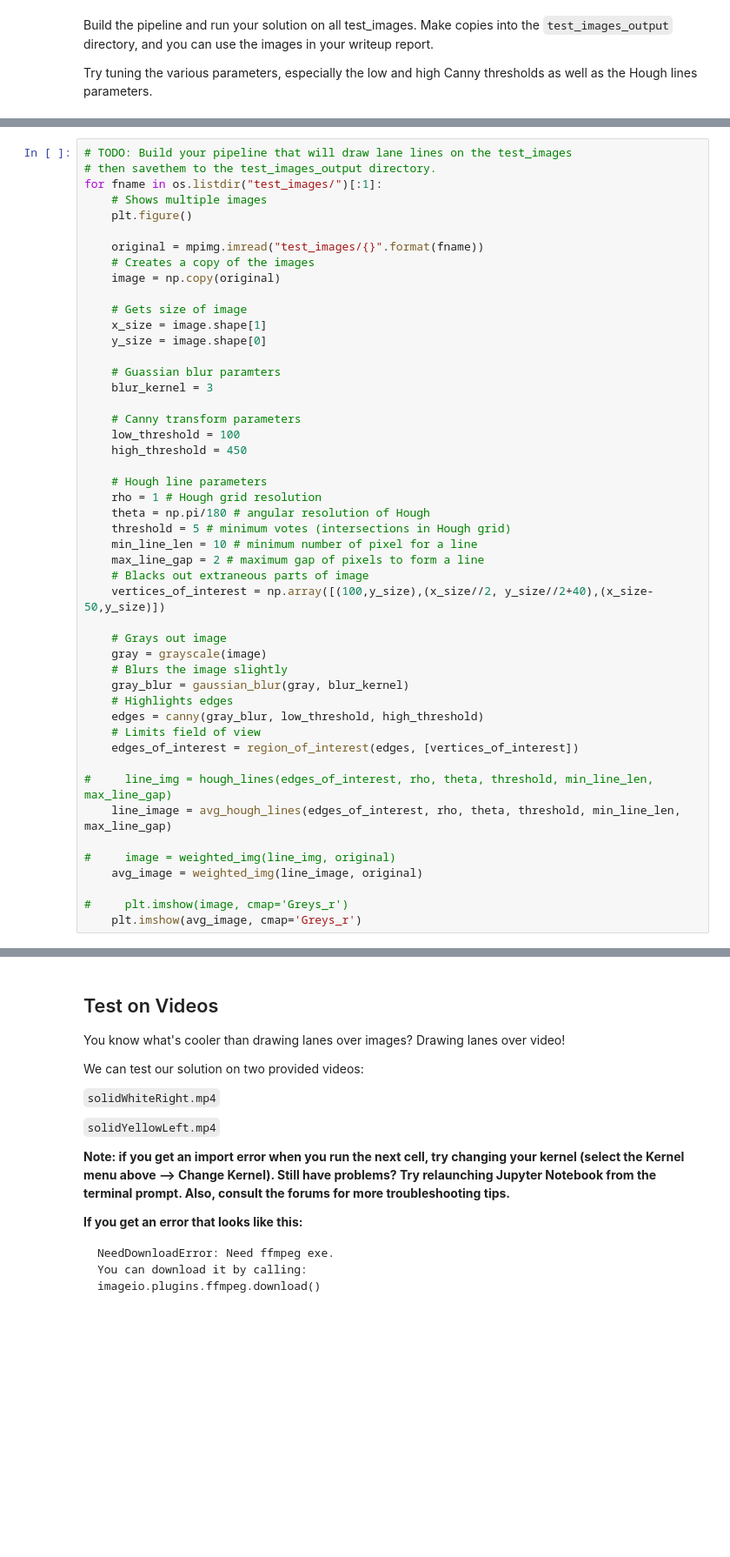
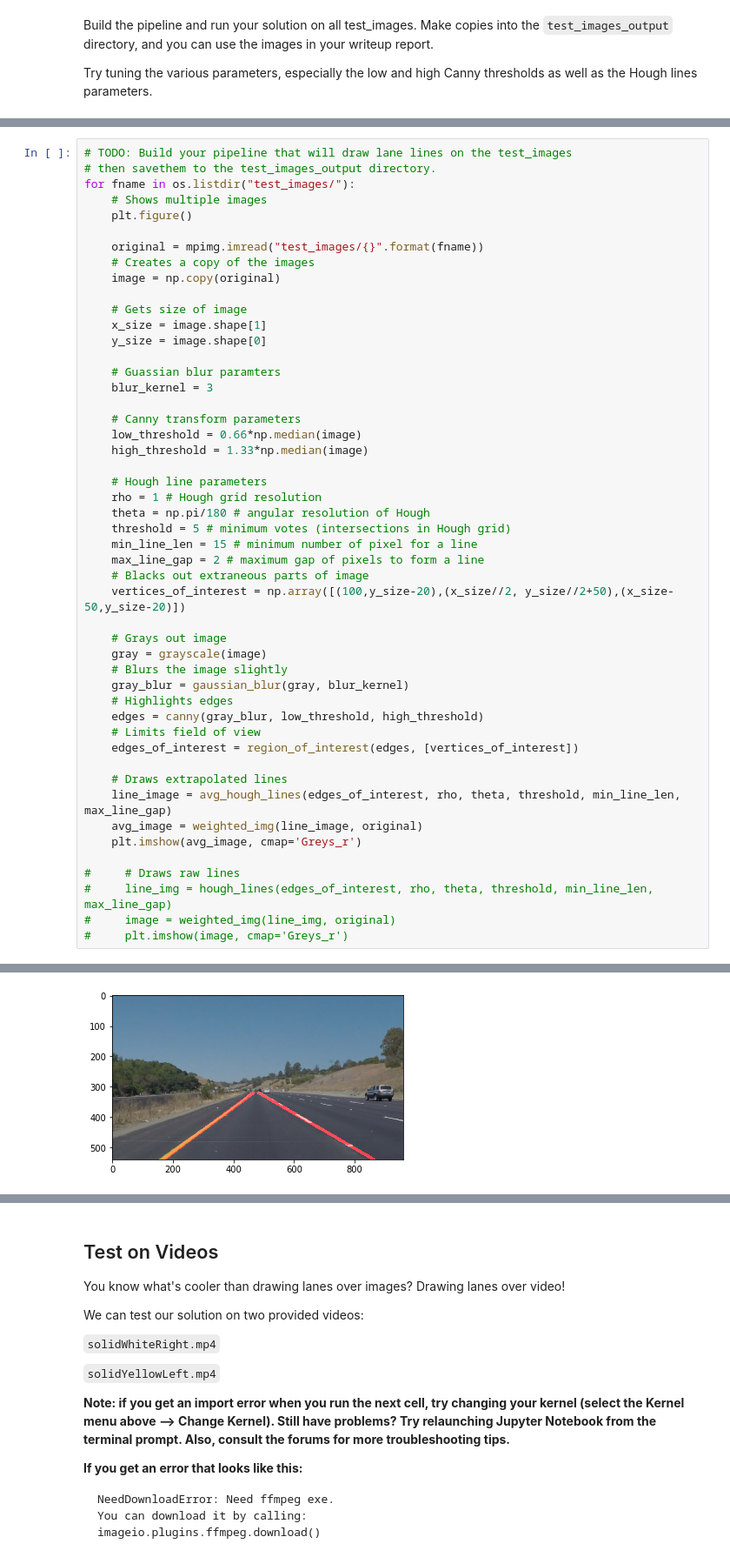
Before and after one commit to timothyta12/Finding-Lane-Lines, a Jupyter notebook: P1.ipynb, the cells around one changed output, grey strips where cells are left out. Shown at 87% size. Drawn from its saved outputs; the diff is of its cells as text; blank space fills up the shorter version.

```diff
--- a/P1.ipynb
+++ b/P1.ipynb
@@ -241,7 +266,7 @@ def lines_from_bound(m, b, y_lower, y_upper):
 # %%
 # TODO: Build your pipeline that will draw lane lines on the test_images
 # then savethem to the test_images_output directory.
-for fname in os.listdir("test_images/")[:1]:
+for fname in os.listdir("test_images/"):
     # Shows multiple images
     plt.figure()
 
@@ -252,39 +277,41 @@ for fname in os.listdir("test_images/")[:1]:
     # Gets size of image
     x_size = image.shape[1]
     y_size = image.shape[0]
 
     # Guassian blur paramters
     blur_kernel = 3
 
     # Canny transform parameters
-    low_threshold = 100
-    high_threshold = 450
+    low_threshold = 0.66*np.median(image)
+    high_threshold = 1.33*np.median(image)
 
     # Hough line parameters
     rho = 1 # Hough grid resolution
     theta = np.pi/180 # angular resolution of Hough
     threshold = 5 # minimum votes (intersections in Hough grid)
-    min_line_len = 10 # minimum number of pixel for a line
+    min_line_len = 15 # minimum number of pixel for a line
     max_line_gap = 2 # maximum gap of pixels to form a line
     # Blacks out extraneous parts of image
-    vertices_of_interest = np.array([(100,y_size),(x_size//2, y_size//2+40),(x_size-50,y_size)])
+    vertices_of_interest = np.array([(100,y_size-20),(x_size//2, y_size//2+50),(x_size-50,y_size-20)])
 
     # Grays out image
     gray = grayscale(image)
     # Blurs the image slightly
     gray_blur = gaussian_blur(gray, blur_kernel)
     # Highlights edges
     edges = canny(gray_blur, low_threshold, high_threshold)
     # Limits field of view
     edges_of_interest = region_of_interest(edges, [vertices_of_interest])
 
+    # Draws extrapolated lines
+    line_image = avg_hough_lines(edges_of_interest, rho, theta, threshold, min_line_len, max_line_gap)
+    avg_image = weighted_img(line_image, original)
+    plt.imshow(avg_image, cmap='Greys_r')
+
+#     # Draws raw lines
 #     line_img = hough_lines(edges_of_interest, rho, theta, threshold, min_line_len, max_line_gap)
-    line_image = avg_hough_lines(edges_of_interest, rho, theta, threshold, min_line_len, max_line_gap)
-
 #     image = weighted_img(line_img, original)
-    avg_image = weighted_img(line_image, original)
-
 #     plt.imshow(image, cmap='Greys_r')
-    plt.imshow(avg_image, cmap='Greys_r')
 # %% [output]
 [figure]
+[figure, added]
```
Also changed, not shown: parts of 12 cells of this notebook.
